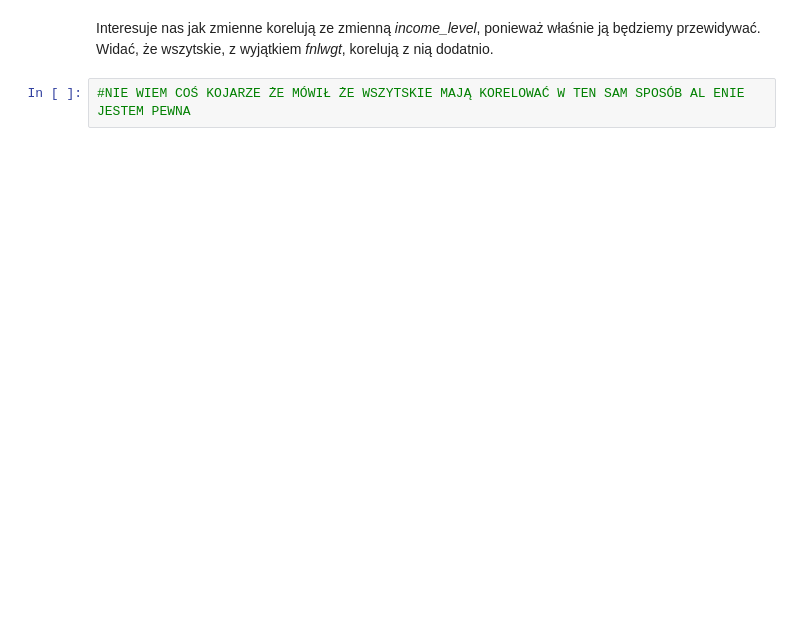
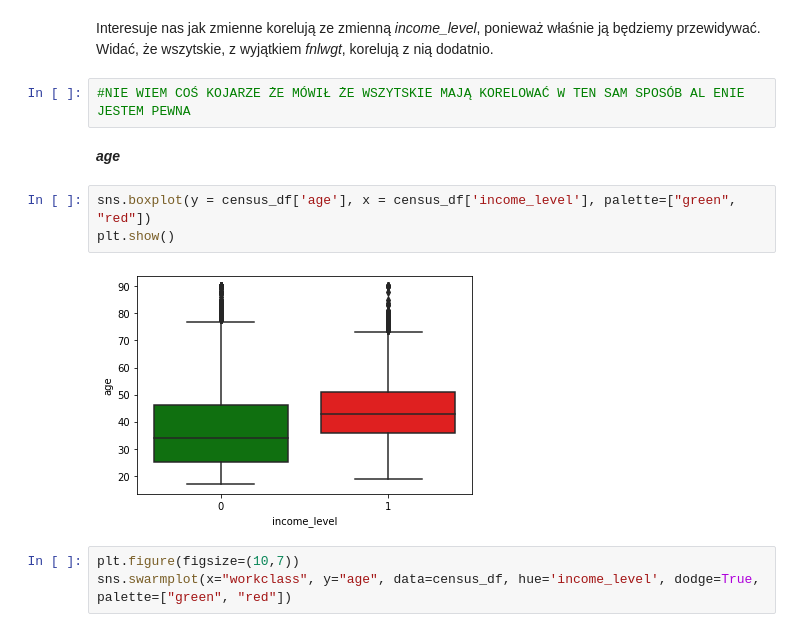
Before and after one commit to malwina0/2022L-ML, a Jupyter notebook: Project1/Projekt1_JakubPiwko_MalwinaWojewoda.ipynb, the cells around one changed output. Drawn from its saved outputs; the diff is of its cells as text; blank space fills up the shorter version.

```diff
--- a/Project1/Projekt1_JakubPiwko_MalwinaWojewoda.ipynb
+++ b/Project1/Projekt1_JakubPiwko_MalwinaWojewoda.ipynb
@@ -112,3 +114,13 @@ fig_corr.show()
 Interesuje nas jak zmienne korelują ze zmienną *income_level*, ponieważ właśnie ją będziemy przewidywać. Widać, że wszytskie, z wyjątkiem *fnlwgt*, korelują z nią dodatnio.
 # %%
 #NIE WIEM COŚ KOJARZE ŻE MÓWIŁ ŻE WSZYTSKIE MAJĄ KORELOWAĆ W TEN SAM SPOSÓB AL ENIE JESTEM PEWNA
+# %% [markdown]
+***age***
+# %%
+sns.boxplot(y = census_df['age'], x = census_df['income_level'], palette=["green", "red"])
+plt.show()
+# %% [output]
+[figure, added]
+# %%
+plt.figure(figsize=(10,7))
+sns.swarmplot(x="workclass", y="age", data=census_df, hue='income_level', dodge=True, palette=["green", "red"])
```
Also changed, not shown: parts of 1 cell of this notebook.
